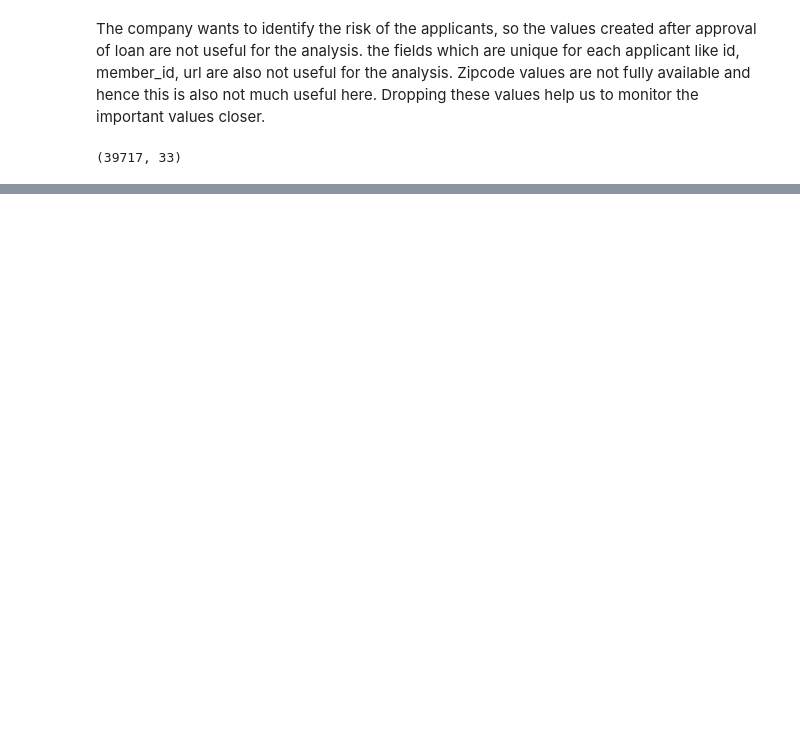
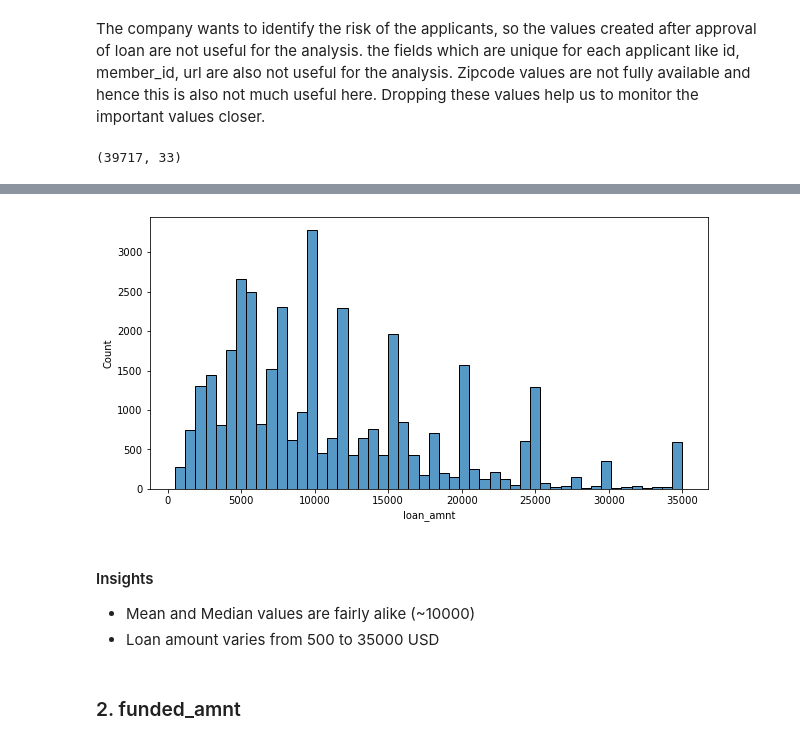
Before and after one commit to blahblahsingh/lending_club, a Jupyter notebook: lending_club.ipynb, the cells around one changed output, grey strips where cells are left out. Saved outputs shown, nothing was run; the diff lists cells and outputs as text; code cells hidden in the pictures; blank space fills up the shorter version.

```diff
--- a/lending_club.ipynb
+++ b/lending_club.ipynb
@@ -225,0 +475,7 @@ df.head()
+# %%
+# Converting 'earliest_cr_line' to date format
+df.earliest_cr_line = pd.to_datetime(df.earliest_cr_line, format='%b-%y')
+# %%
+# Splitting the earliest_cr_line to Month and Year
+df['earliest_cr_line_month'] = df['earliest_cr_line'].dt.month
+df['earliest_cr_line_year'] = df['earliest_cr_line'].dt.year
@@ -226 +593,5 @@ df.head()
 # %%
+# Converting "loan_status" from variables to continuous variable
+
+# Change Fully Paid to 1 and Charged Off to 0
+df["loan_status_code"] = df["loan_status"].apply(lambda x: 1 if x == "Fully Paid" else 0)
@@ -239,0 +629,12 @@ Name: total_pymnt, Length: 39717, dtype: float64
+# %%
+plt.figure(figsize=(10, 5))
+sns.histplot(data=df['loan_amnt'], bins=50)
+plt.show()
+# %% [output]
+[figure, added]
+# %% [markdown]
+#### Insights
+- Mean and Median values are fairly alike (~10000)
+- Loan amount varies from 500 to 35000 USD
+# %% [markdown]
+### 2. funded_amnt
```
Also changed, not shown: parts of 112 cells of this notebook, 1 other file.
